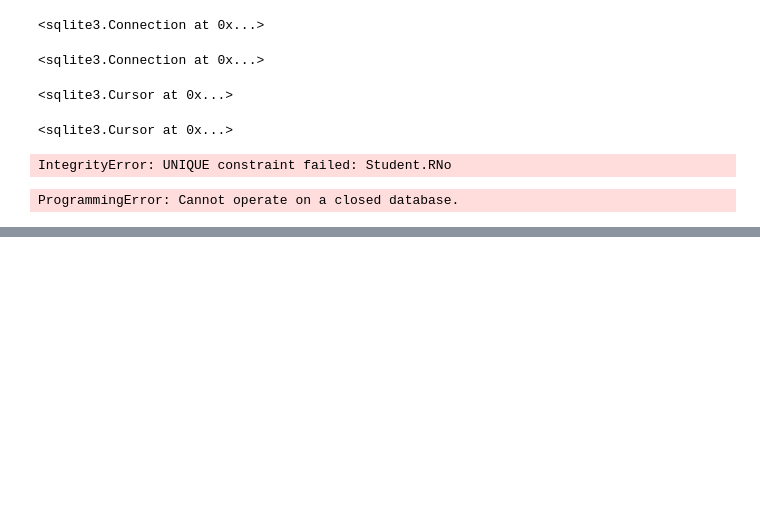
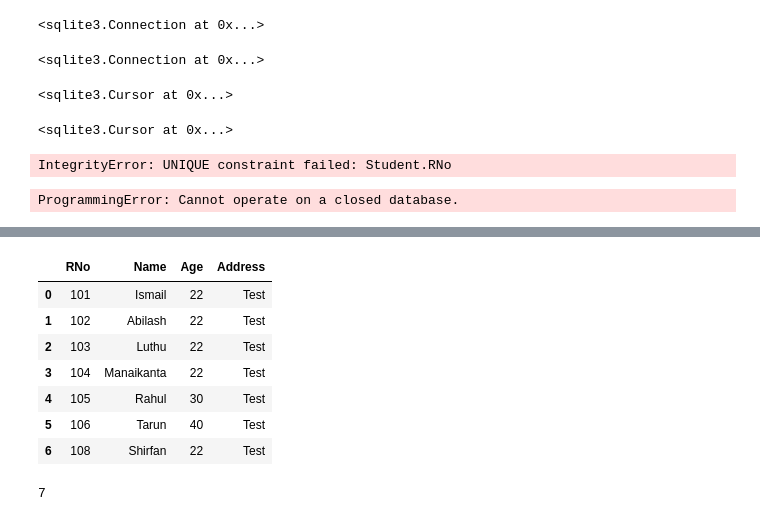
Before and after one commit to shaikismail0423/Machine-Learning-and-Data-Science, a Jupyter notebook: SQL/Sqlite.ipynb, the cells around one changed output, grey strips where cells are left out. Saved outputs shown, nothing was run; the diff lists cells and outputs as text; code cells hidden in the pictures; blank space fills up the shorter version.

```diff
--- a/SQL/Sqlite.ipynb
+++ b/SQL/Sqlite.ipynb
@@ -50,0 +225,5 @@ db.close()
+# %%
+import sqlite3
+import pandas as pd
+
+db = sqlite3.connect('School.sqlite')
@@ -50,0 +278,3 @@ db.close()
+# %%
+data = pd.read_sql_query("Select * from student",db)
+data
@@ -50,0 +290,17 @@ db.close()
+# %%
+data["Address"] ="Test"
+# %%
+data
+# %% [output]
+|  | RNo | Name | Age | Address |
+| 0 | 101 | Ismail | 22 | Test |
+| 1 | 102 | Abilash | 22 | Test |
+| 2 | 103 | Luthu | 22 | Test |
+| 3 | 104 | Manaikanta | 22 | Test |
+| 4 | 105 | Rahul | 30 | Test |
+| 5 | 106 | Tarun | 40 | Test |
+| 6 | 108 | Shirfan | 22 | Test |
+# %%
+data.to_sql("Student",db,if_exists = "replace")
+# %% [output]
+7
```
Also changed, not shown: parts of 50 cells of this notebook, 4 other files.
